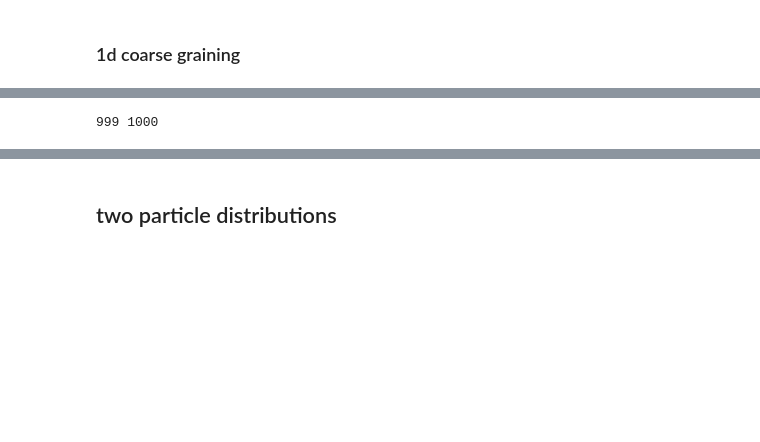
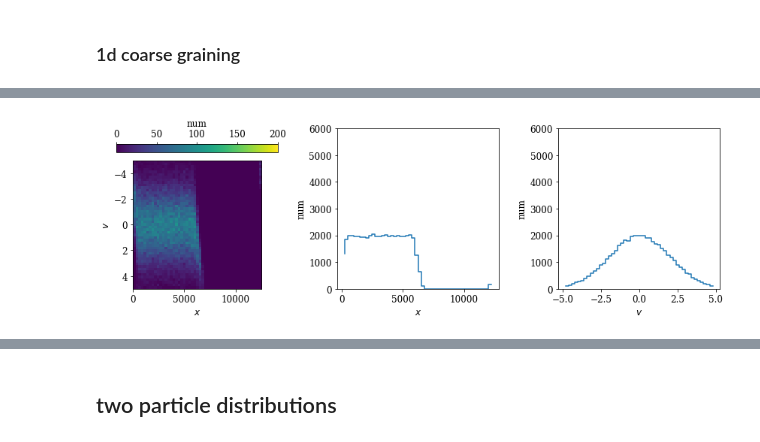
Before and after one commit to znicolaou/manybody, a Jupyter notebook: plot.ipynb, the cells around one changed output, grey strips where cells are left out. Cells and saved outputs as stored; diff of their text form; code cells hidden in the pictures; blank space fills up the shorter version.

```diff
--- a/plot.ipynb
+++ b/plot.ipynb
@@ -327,40 +335,0 @@ plt.show()
-# %%
-states2=states.reshape((states.shape[0],int(states.shape[1]/2),2))
-nbins=50
-
-skip=10
-if os.path.isdir(filebase+'animation'):
-    rmtree(filebase+'animation')
-if not os.path.isdir(filebase+'animation'):
-    os.mkdir(filebase+'animation')
-
-histograms=[]
-
-for i in range(int(len(states)/skip)):
-    print(i, int(len(states)/skip),end='\r')
-    plt.subplots(1,3,figsize=(12,4))
-    plt.subplot(1,3,1)
-    hist,bins=np.histogramdd(states2[skip*i],bins=(np.arange(0,L,L/nbins),np.arange(-5,5,10/nbins)))
-    histograms.append(hist)
-    plt.imshow(hist.T,vmin=0,vmax=20,extent=(0,L,5,-5),aspect=L/10)
-    plt.colorbar(label='num',location='top')
-    plt.xlabel('$x$')
-    plt.ylabel('$v$')
-    plt.subplot(1,3,2)
-    plt.hist(states2[skip*i,:,0],bins=np.arange(0,L,L/nbins))
-    plt.xlabel('$x$')
-    plt.ylabel('num')
-    plt.ylim(0,600)
-    plt.subplot(1,3,3)
-    plt.hist(states2[skip*i,:,1],bins=np.arange(-5,5,10/nbins))
-    plt.xlabel('$v$')
-    plt.ylabel('num')
-    plt.ylim(0,600)
-    plt.tight_layout()
-    plt.savefig(filebase+'animation/'+str(i).zfill(4)+'.png', dpi=200,bbox_inches='tight')
-    plt.close('all')
-
-os.system('./encode.sh ' + filebase+'animation/' + ' '  + filebase+'animation 15 ')
-rmtree(filebase+'animation')
-# %% [output]
-999 1000
@@ -366,0 +371,24 @@ rmtree(filebase+'animation')
+# %%
+hist=np.sum([np.load('data/1dbig'+str(i)+'histograms.npy') for i in range(1,11)],axis=0)
+
+i=-1
+plt.subplots(1,3,figsize=(12,4))
+plt.subplot(1,3,1)
+plt.imshow(hist[i].T,vmin=0,vmax=200,extent=(0,L,5,-5),aspect=L/10)
+plt.colorbar(label='num',location='top')
+plt.xlabel('$x$')
+plt.ylabel('$v$')
+plt.subplot(1,3,2)
+plt.step(np.arange(L/nbins,L,L/nbins),np.sum(hist[i],axis=1))
+plt.xlabel('$x$')
+plt.ylabel('num')
+plt.ylim(0,6000)
+plt.subplot(1,3,3)
+plt.step(np.arange(-5+10/nbins,5,10/nbins),np.sum(hist[i],axis=0))
+plt.xlabel('$v$')
+plt.ylabel('num')
+plt.ylim(0,6000)
+plt.tight_layout()
+plt.show()
+# %% [output]
+[figure, added]
```
Also changed, not shown: parts of 6 cells of this notebook, 1 other file.
